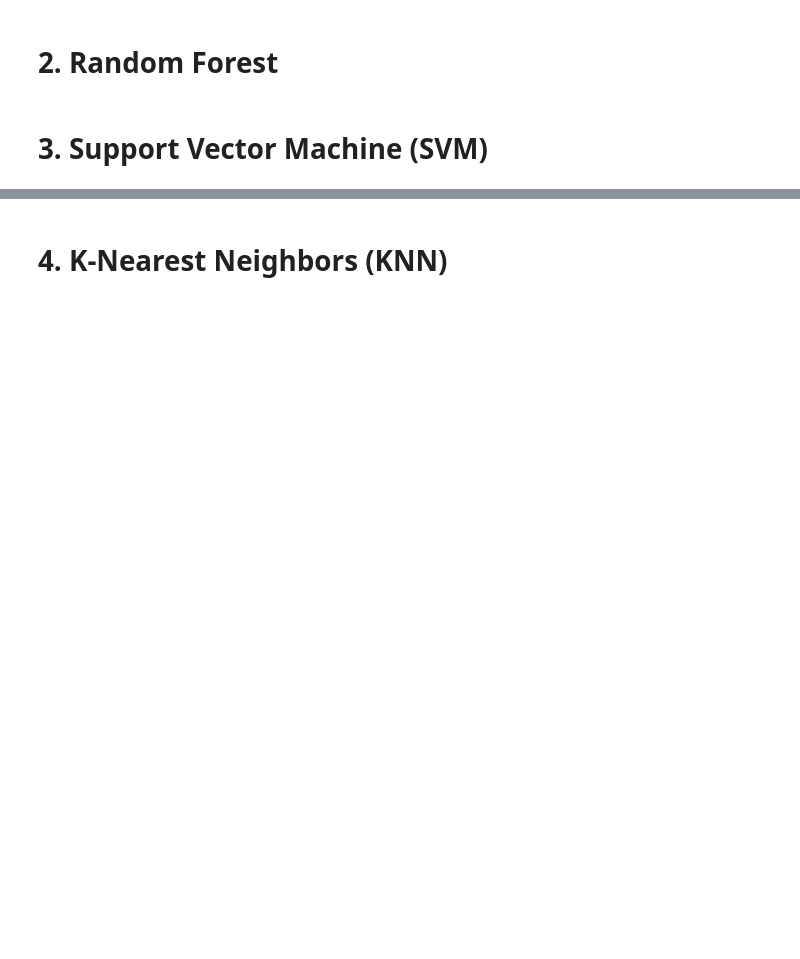
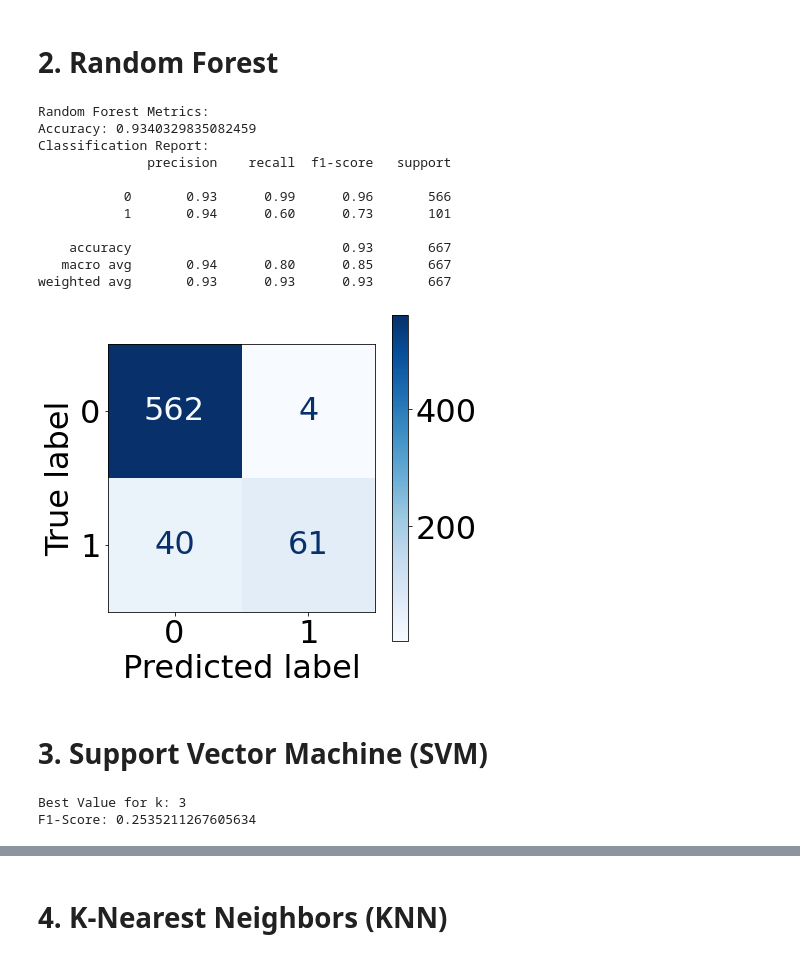
Before and after one commit to Brandon2698/Phase3_Project, a Jupyter notebook: SyriaTel.ipynb, the cells around one changed output, grey strips where cells are left out. Cells and saved outputs as stored; diff of their text form; code cells hidden in the pictures; blank space fills up the shorter version.

```diff
--- a/SyriaTel.ipynb
+++ b/SyriaTel.ipynb
@@ -118,15 +370,54 @@ print(classification_report(y_test, y_pred_log_reg))
 # %%
 rf_model = RandomForestClassifier(random_state=42)
 rf_model.fit(X_train, y_train)
 y_pred_rf = rf_model.predict(X_test)
 
 print("\nRandom Forest Metrics:")
 print(f"Accuracy: {accuracy_score(y_test, y_pred_rf)}")
 print("Classification Report:")
 print(classification_report(y_test, y_pred_rf))
+
+fig, ax = plt.subplots(figsize=(6,6))
+plt.rcParams.update({'font.size': 32})
+disp = plot_confusion_matrix(rf_model, X_test, y_test,
+                             cmap=plt.cm.Blues,
+                             ax=ax)
+# %% [output]
+Random Forest Metrics:
+Accuracy: 0.9340329835082459
+Classification Report:
+              precision    recall  f1-score   support
+
+           0       0.93      0.99      0.96       566
+           1       0.94      0.60      0.73       101
+
+    accuracy                           0.93       667
+   macro avg       0.94      0.80      0.85       667
+weighted avg       0.93      0.93      0.93       667
+[figure, added]
 # %% [markdown]
 
 # 3. Support Vector Machine (SVM)
+# %%
+def find_best_k(X_train, y_train, X_test, y_test, min_k=1, max_k=25):
+    best_k = 0
+    best_score = 0.0
+    for k in range(min_k, max_k+1, 2):
+        knn = KNeighborsClassifier(n_neighbors=k)
+        knn.fit(X_train, y_train)
+        preds = knn.predict(X_test)
+        f1 = f1_score(y_test, preds)
+        if f1 > best_score:
+            best_k = k
+            best_score = f1
+
+    print("Best Value for k: {}".format(best_k))
+    print("F1-Score: {}".format(best_score))
+
+find_best_k(X_train, y_train, X_test, y_test)
+# %% [output]
+Best Value for k: 3
+F1-Score: 0.2535211267605634
 # %%
 svm_model = SVC(random_state=42)
 svm_model.fit(X_train, y_train)
```
Also changed, not shown: parts of 33 cells of this notebook, 1 other file.
